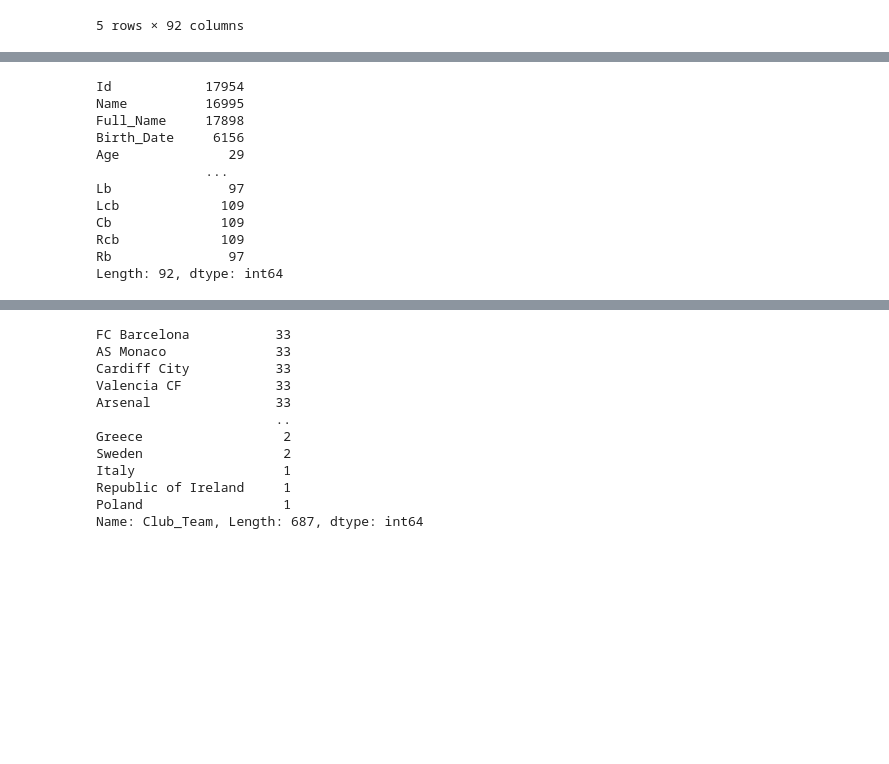
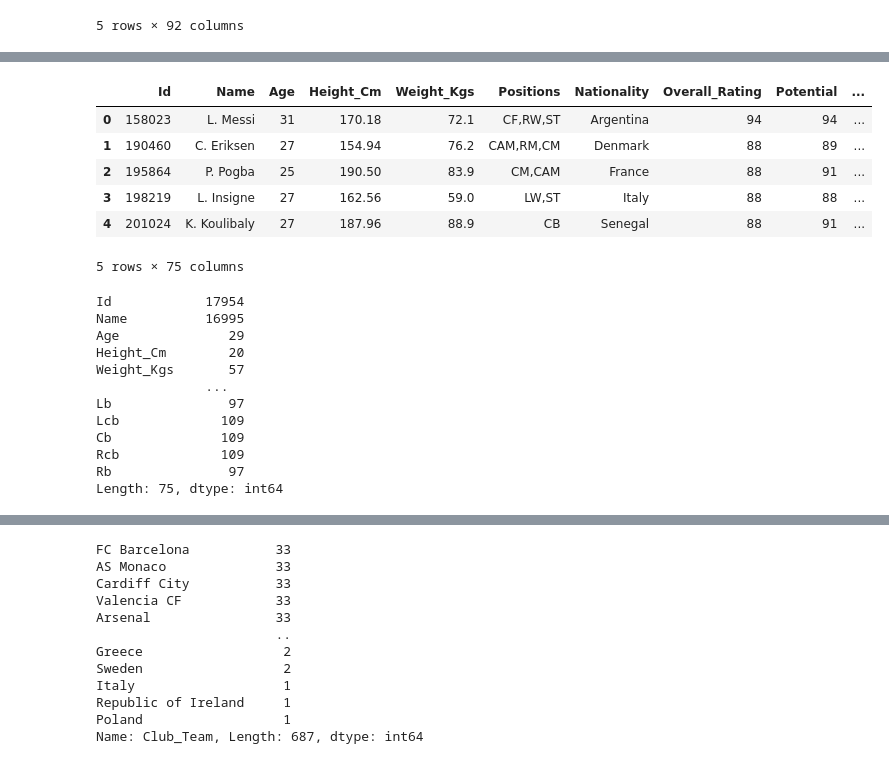
Before and after one commit to mshariqnaeem/FIFA_PlayerValue_ML, a Jupyter notebook: Ciano_FIFA_ETL_Changes.ipynb, the cells around one changed output, grey strips where cells are left out. Drawn from its saved outputs; the diff is of its cells as text; code cells hidden in the pictures; blank space fills up the shorter version.

```diff
--- a/Ciano_FIFA_ETL_Changes.ipynb
+++ b/Ciano_FIFA_ETL_Changes.ipynb
@@ -128,18 +134,47 @@ Index(['Id', 'Name', 'Full_Name', 'Birth_Date', 'Age', 'Height_Cm',
        'Rf', 'Rw', 'Lam', 'Cam', 'Ram', 'Lm', 'Lcm', 'Cm', 'Rcm', 'Rm', 'Lwb',
        'Ldm', 'Cdm', 'Rdm', 'Rwb', 'Lb', 'Lcb', 'Cb', 'Rcb', 'Rb'],
       dtype='object')
+# %%
+# Drop Columns
+df.drop('Full_Name',axis='columns', inplace=True)
+df.drop('Birth_Date',axis=1, inplace=True)
+df.drop('Wage_Euro',axis=1, inplace=True)
+df.drop('Preferred_Foot',axis=1, inplace=True)
+df.drop('Weak_Foot_1_5',axis=1, inplace=True)
+df.drop('Body_Type',axis=1, inplace=True)
+df.drop('Release_Clause_Euro',axis=1, inplace=True)
+df.drop('Club_Rating',axis=1, inplace=True)
+df.drop('Club_Position',axis=1, inplace=True)
+df.drop('Club_Jersey_Number',axis=1, inplace=True)
+df.drop('Club_Join_Date',axis=1, inplace=True)
+df.drop('Contract_End_Year',axis=1, inplace=True)
+df.drop('National_Rating',axis=1, inplace=True)
+df.drop('National_Team_Position',axis=1, inplace=True)
+df.drop('National_Jersey_Number',axis=1, inplace=True)
+df.drop('Tags',axis=1, inplace=True)
+df.drop('Traits',axis=1, inplace=True)
+
+df.head()
+# %% [output]
+|  | Id | Name | Age | Height_Cm | Weight_Kgs | Positions | Nationality | Overall_Rating | Potential | ... |
+| 0 | 158023 | L. Messi | 31 | 170.18 | 72.1 | CF,RW,ST | Argentina | 94 | 94 | ... |
+| 1 | 190460 | C. Eriksen | 27 | 154.94 | 76.2 | CAM,RM,CM | Denmark | 88 | 89 | ... |
+| 2 | 195864 | P. Pogba | 25 | 190.50 | 83.9 | CM,CAM | France | 88 | 91 | ... |
+| 3 | 198219 | L. Insigne | 27 | 162.56 | 59.0 | LW,ST | Italy | 88 | 88 | ... |
+| 4 | 201024 | K. Koulibaly | 27 | 187.96 | 88.9 | CB | Senegal | 88 | 91 | ... |
+5 rows × 75 columns
 # %%
 df.nunique()
 # %% [output]
 Id            17954
 Name          16995
-Full_Name     17898
-Birth_Date     6156
 Age              29
+Height_Cm        20
+Weight_Kgs       57
               ...
 Lb               97
 Lcb             109
 Cb              109
 Rcb             109
 Rb               97
-Length: 92, dtype: int64
+Length: 75, dtype: int64
```
Also changed, not shown: parts of 29 cells of this notebook, 3 other files.
